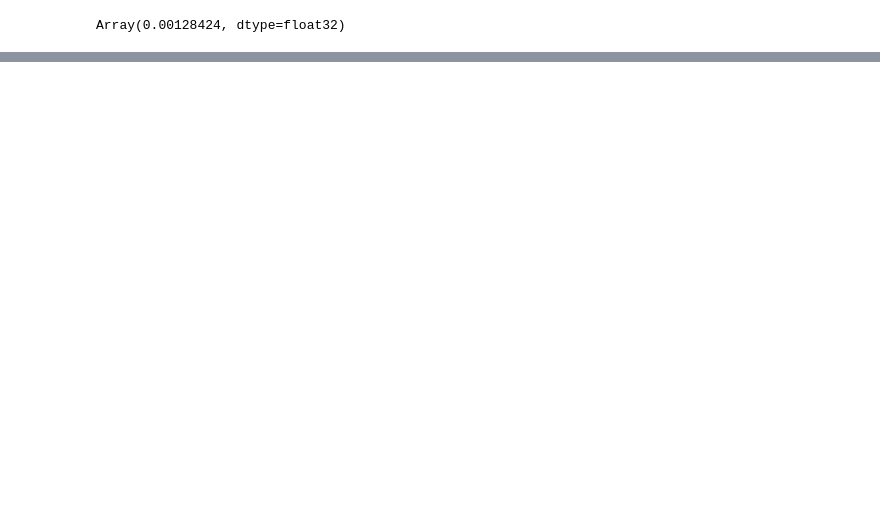
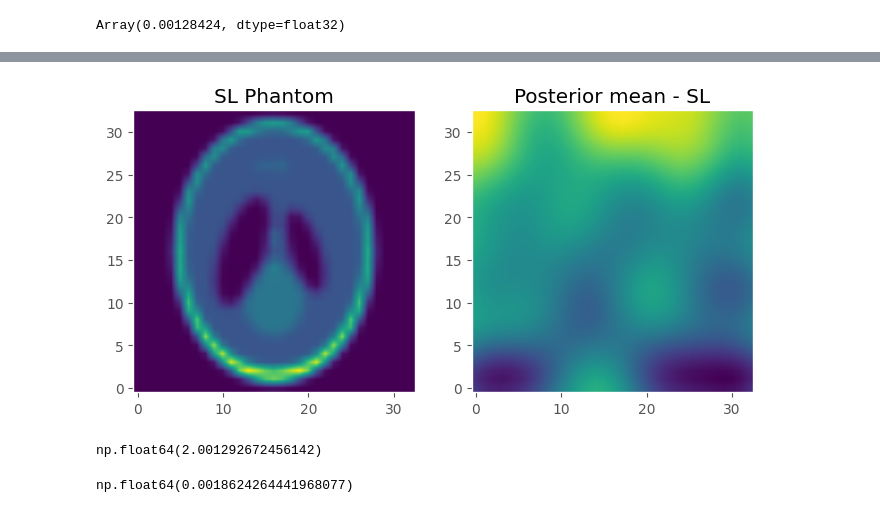
Before and after one commit to abjohnson117/TransportVsMcmcExperiments, a Jupyter notebook: poisson/poisson_test.ipynb, the cells around one changed output, grey strips where cells are left out. Drawn from its saved outputs; the diff is of its cells as text; code cells hidden in the pictures; blank space fills up the shorter version.

Commit message:
Trying SL phantom

```diff
--- a/poisson/poisson_test.ipynb
+++ b/poisson/poisson_test.ipynb
@@ -391,0 +348,21 @@ Error:
+# %%
+fig, ax = plt.subplots(1, 2, figsize=(8,8))
+
+ax[0].imshow(utrue.reshape(nx, ny, order="C"), origin="lower", interpolation="bilinear")
+ax[0].set_title("SL Phantom")
+ax[0].grid(False)
+
+ax[1].imshow(u_means, origin="lower", interpolation="bilinear")
+ax[1].set_title("Posterior mean - SL")
+ax[1].grid(False)
+# %% [output]
+[figure, added]
+# %%
+from ot.sliced import sliced_wasserstein_distance as swd
+swd(np.array(u_samples.reshape(20000, 33 ** 2)), us_ref[np.random.choice(50000, 20000), :])
+# %% [output]
+np.float64(2.001292672456142)
+# %%
+swd(us_ref[np.random.choice(50000, 20000), :], us_ref[np.random.choice(50000, 20000), :])
+# %% [output]
+np.float64(0.0018624264441968077)
```
Also changed, not shown: parts of 22 cells of this notebook, 9 other files.
